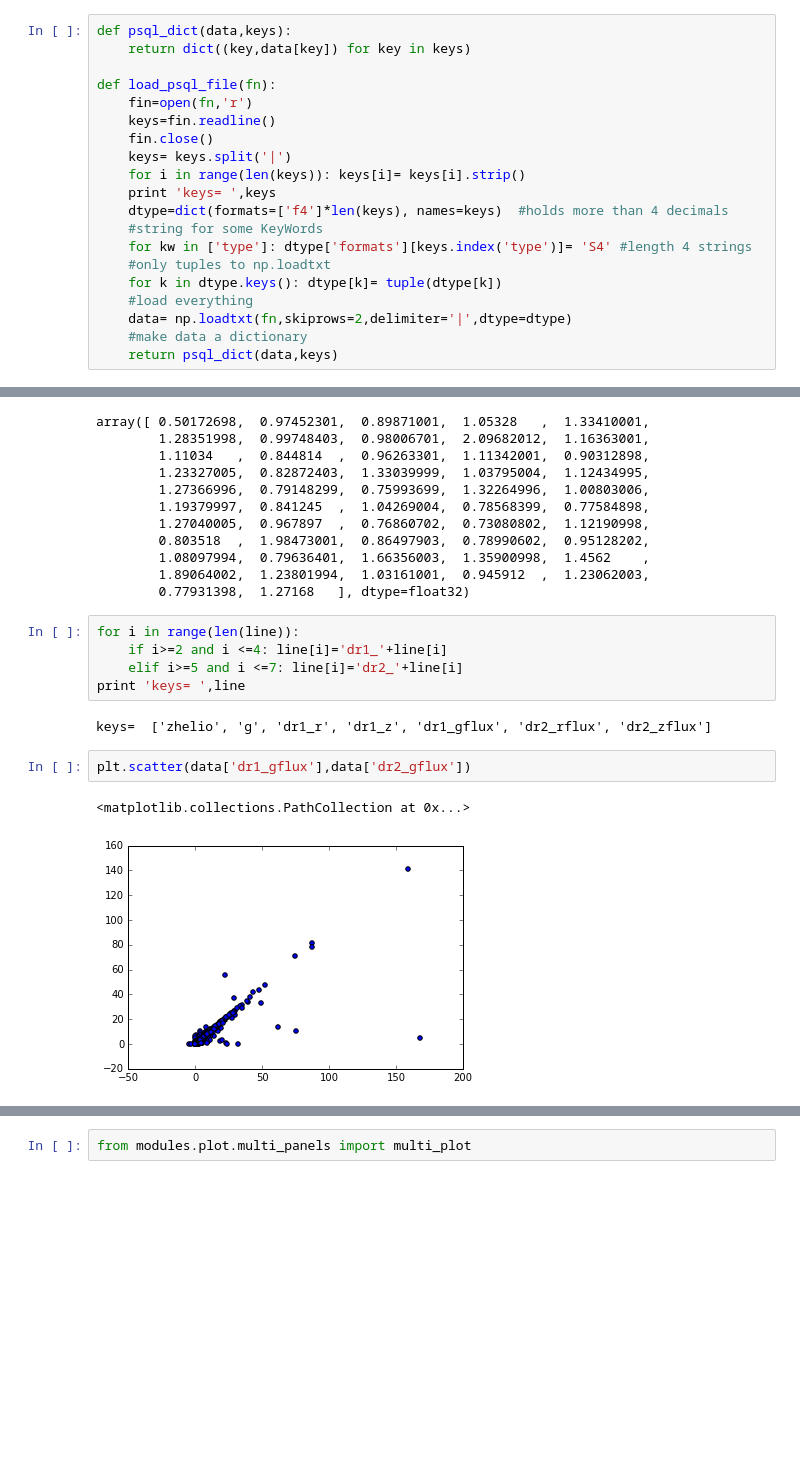
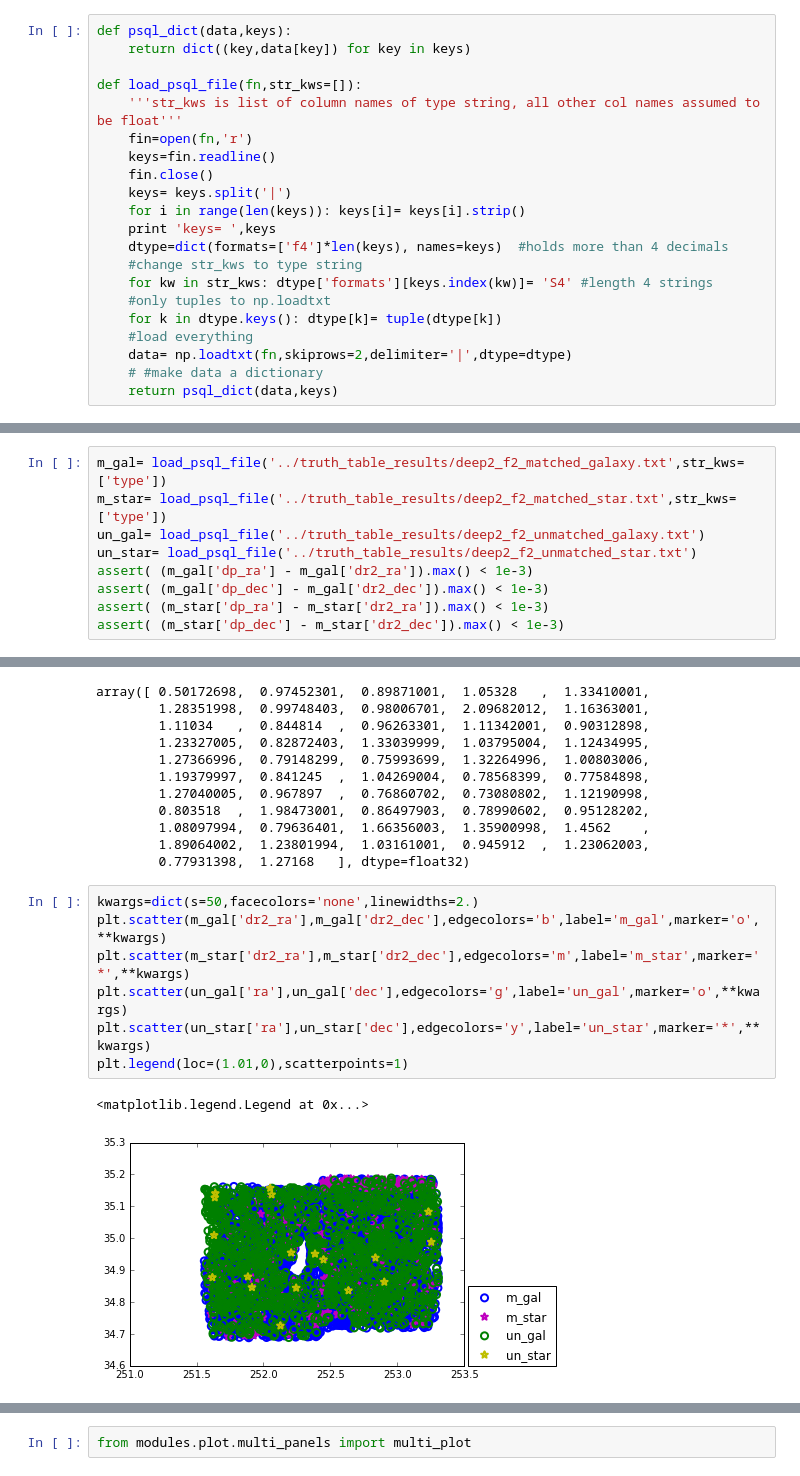
Before and after one commit to kaylanb/thesis_code, a Jupyter notebook: Testing.ipynb, the cells around one changed output, grey strips where cells are left out. Saved outputs shown, nothing was run; the diff lists cells and outputs as text; blank space fills up the shorter version.

Commit message:
updated DEEP2 spectroscopic truth table plots after talking with peter, almost ready for email to group

```diff
--- a/Testing.ipynb
+++ b/Testing.ipynb
@@ -8,7 +8,8 @@ import subprocess
 def psql_dict(data,keys):
     return dict((key,data[key]) for key in keys)
 
-def load_psql_file(fn):
+def load_psql_file(fn,str_kws=[]):
+    '''str_kws is list of column names of type string, all other col names assumed to be float'''
     fin=open(fn,'r')
     keys=fin.readline()
     fin.close()
@@ -16,11 +17,11 @@ def load_psql_file(fn):
     for i in range(len(keys)): keys[i]= keys[i].strip()
     print 'keys= ',keys
     dtype=dict(formats=['f4']*len(keys), names=keys)  #holds more than 4 decimals
-    #string for some KeyWords
-    for kw in ['type']: dtype['formats'][keys.index('type')]= 'S4' #length 4 strings
+    #change str_kws to type string
+    for kw in str_kws: dtype['formats'][keys.index(kw)]= 'S4' #length 4 strings
     #only tuples to np.loadtxt
     for k in dtype.keys(): dtype[k]= tuple(dtype[k])
     #load everything
     data= np.loadtxt(fn,skiprows=2,delimiter='|',dtype=dtype)
-    #make data a dictionary
+    # #make data a dictionary
     return psql_dict(data,keys)
@@ -75,0 +28,9 @@ array([ True,  True,  True,  True,  True,  True,  True,  True,  True,
+# %%
+m_gal= load_psql_file('../truth_table_results/deep2_f2_matched_galaxy.txt',str_kws=['type'])
+m_star= load_psql_file('../truth_table_results/deep2_f2_matched_star.txt',str_kws=['type'])
+un_gal= load_psql_file('../truth_table_results/deep2_f2_unmatched_galaxy.txt')
+un_star= load_psql_file('../truth_table_results/deep2_f2_unmatched_star.txt')
+assert( (m_gal['dp_ra'] - m_gal['dr2_ra']).max() < 1e-3)
+assert( (m_gal['dp_dec'] - m_gal['dr2_dec']).max() < 1e-3)
+assert( (m_star['dp_ra'] - m_star['dr2_ra']).max() < 1e-3)
+assert( (m_star['dp_dec'] - m_star['dr2_dec']).max() < 1e-3)
@@ -142,15 +123,13 @@ array([ 0.50172698,  0.97452301,  0.89871001,  1.05328   ,  1.33410001,
         1.08097994,  0.79636401,  1.66356003,  1.35900998,  1.4562    ,
         1.89064002,  1.23801994,  1.03161001,  0.945912  ,  1.23062003,
         0.77931398,  1.27168   ], dtype=float32)
-# %%
-for i in range(len(line)):
-    if i>=2 and i <=4: line[i]='dr1_'+line[i]
-    elif i>=5 and i <=7: line[i]='dr2_'+line[i]
-print 'keys= ',line
-# %% [output]
-keys=  ['zhelio', 'g', 'dr1_r', 'dr1_z', 'dr1_gflux', 'dr2_rflux', 'dr2_zflux']
-# %%
-plt.scatter(data['dr1_gflux'],data['dr2_gflux'])
-# %% [output]
-<matplotlib.collections.PathCollection at 0x...>
-[figure, removed]
+# %%
+kwargs=dict(s=50,facecolors='none',linewidths=2.)
+plt.scatter(m_gal['dr2_ra'],m_gal['dr2_dec'],edgecolors='b',label='m_gal',marker='o',**kwargs)
+plt.scatter(m_star['dr2_ra'],m_star['dr2_dec'],edgecolors='m',label='m_star',marker='*',**kwargs)
+plt.scatter(un_gal['ra'],un_gal['dec'],edgecolors='g',label='un_gal',marker='o',**kwargs)
+plt.scatter(un_star['ra'],un_star['dec'],edgecolors='y',label='un_star',marker='*',**kwargs)
+plt.legend(loc=(1.01,0),scatterpoints=1)
+# %% [output]
+<matplotlib.legend.Legend at 0x...>
+[figure, added]
```
Also changed, not shown: parts of 33 cells of this notebook.
